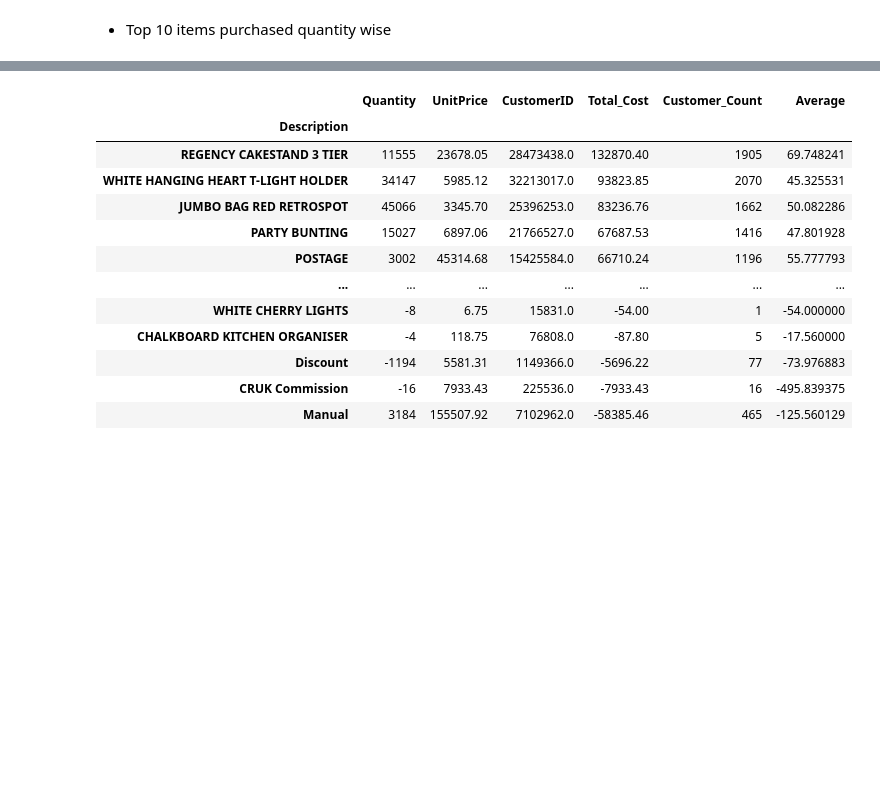
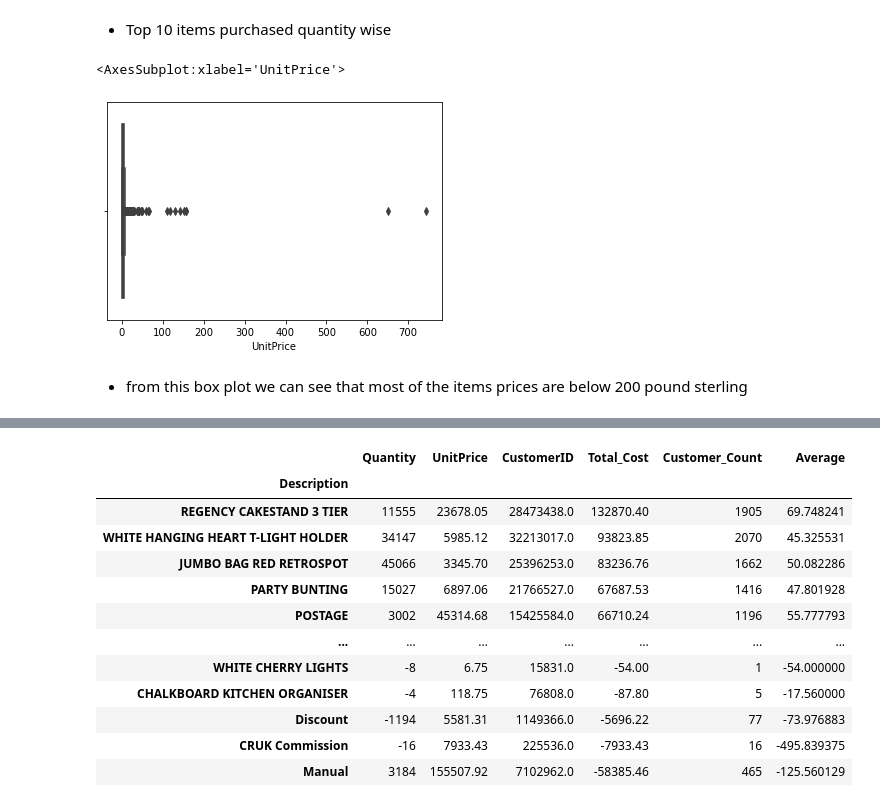
Before and after one commit to MIlanJP/Capstione-Unsupervised-Customer-Segmentation, a Jupyter notebook: Customer Segmentation.ipynb, the cells around one changed output, grey strips where cells are left out. Saved outputs shown, nothing was run; the diff lists cells and outputs as text; code cells hidden in the pictures; blank space fills up the shorter version.

```diff
--- a/Customer Segmentation.ipynb
+++ b/Customer Segmentation.ipynb
@@ -272,4 +329,11 @@ sns.barplot(data=top_sold_out_items.head(10),x="Quantity",y="Description")
 # %% [markdown]
 - Top 10 items purchased quantity wise
+# %%
+sns.boxplot(customer_data.groupby("Description")["UnitPrice"].mean())
+# %% [output]
+<AxesSubplot:xlabel='UnitPrice'>
+[figure, added]
+# %% [markdown]
+- from this box plot we can see that most of the items prices are below 200 pound sterling
 # %%
 customer_data["Total_Cost"]=customer_data["Quantity"]*customer_data["UnitPrice"]
```
Also changed, not shown: parts of 31 cells of this notebook.
